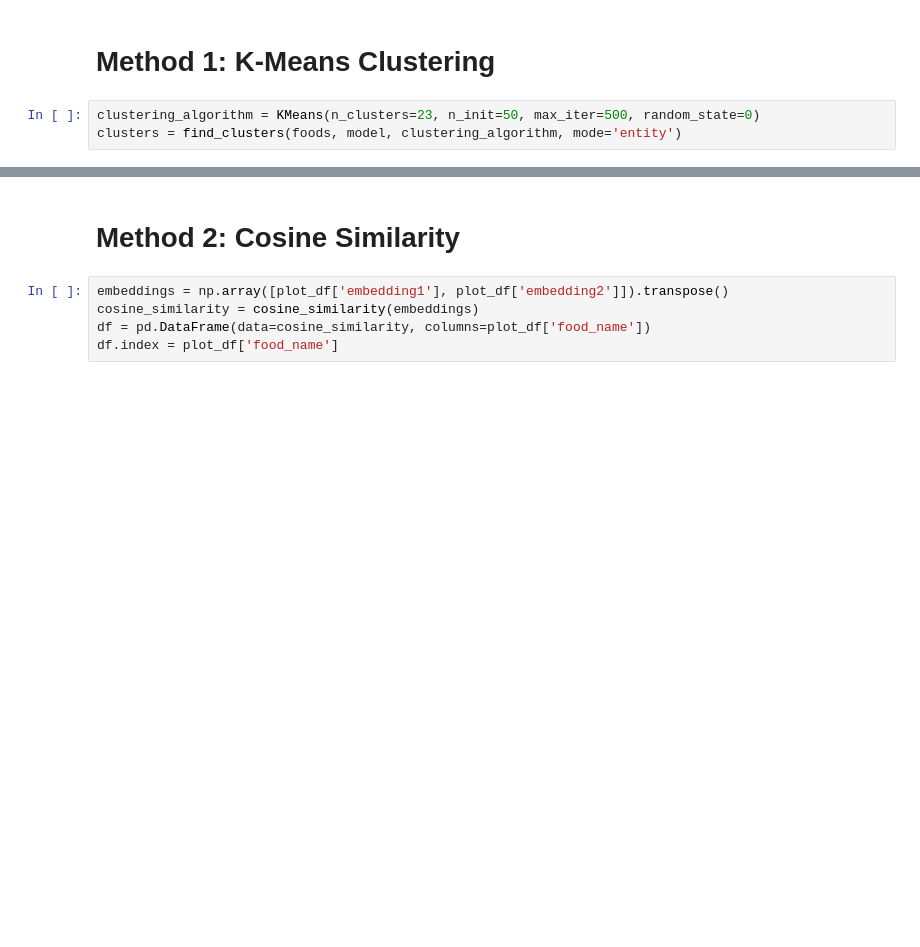
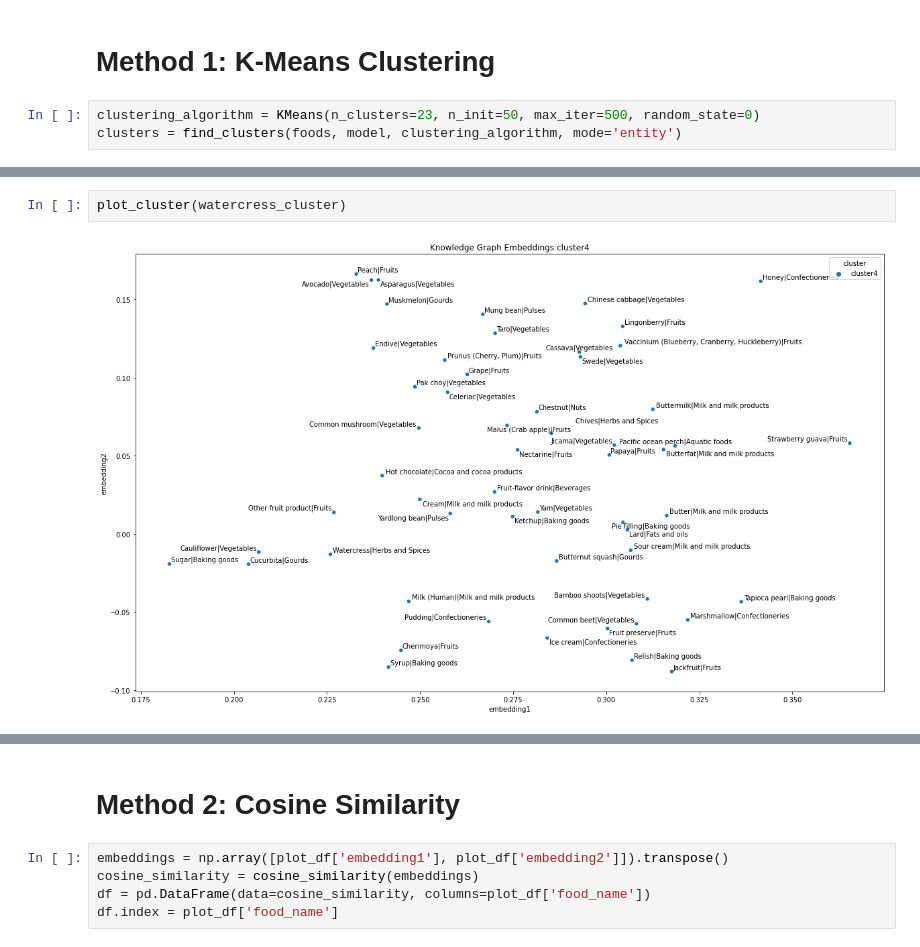
Before and after one commit to louismeeckers/um-healthy-food, a Jupyter notebook: foodb/bmkg_project.ipynb, the cells around one changed output, grey strips where cells are left out. Cells and saved outputs as stored; diff of their text form; blank space fills up the shorter version.

```diff
--- a/foodb/bmkg_project.ipynb
+++ b/foodb/bmkg_project.ipynb
@@ -243,0 +286,4 @@ adjust_text(texts)
+# %%
+plot_cluster(watercress_cluster)
+# %% [output]
+[figure, added]
```
Also changed, not shown: parts of 29 cells of this notebook, 4 other files.
